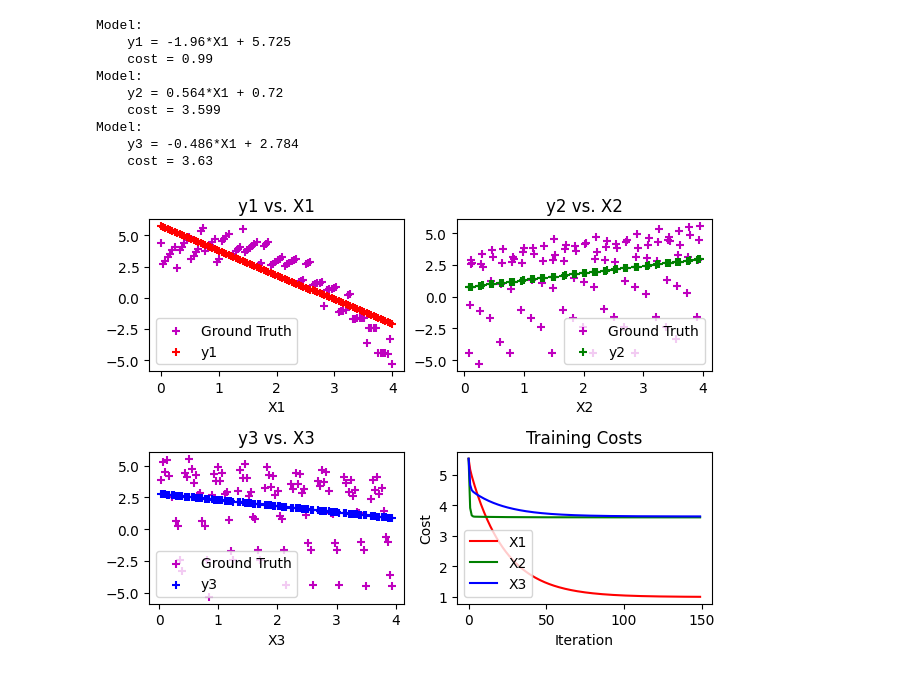
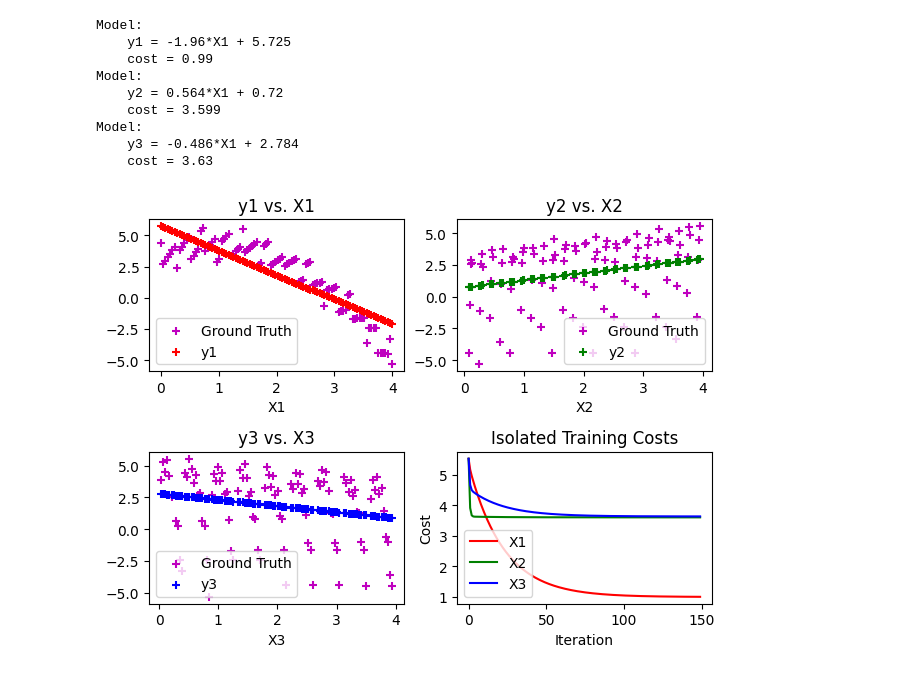
Before and after one commit to jaskinkabir/Intro_ML, a Jupyter notebook: HM1/kabir_hm1.ipynb, the cells around one changed output. Cells and saved outputs as stored; diff of their text form; code cells hidden in the pictures.

```diff
--- a/HM1/kabir_hm1.ipynb
+++ b/HM1/kabir_hm1.ipynb
@@ -12,12 +17,7 @@ X_df = df.iloc[:, :-1]
 
 data = df.to_numpy()
 
-X1 = data[:,0]
-X2 = data[:,1]
-X3 = data[:,2]
-Y = data[:,3]
-
-m = len(Y)
+m = data.shape[0]
 
 # plt.scatter(X1, Y)
 # plt.show
@@ -80,14 +80,10 @@ X,Y = gen_data(df)
 iterations = 150
 alpha = 0.1
 
-thetas = np.zeros(( 2,1,X.shape[1] ))
-
 fig, ax = plt.subplots(2,2, squeeze=True)
 
 axes: np.ndarray[plt.Axes] = [ax[0,0], ax[0,1], ax[1,0], ax[1,1]]
 colors = ['r', 'g', 'b']
-
-plots = []
 
 iters = range(iterations)
 for i in range(1,4):
@@ -105,32 +101,32 @@ for i in range(1,4):
     axes[i-1].legend()
     axes[i-1].set_xlabel(f"X{i}")
     # axes[i-1].set_ylabel(f"y{i}")
     axes[i-1].set_title(f"y{i} vs. X{i}")
 
     axes[3].plot(iters, cost_history, label=f"X{i}", color=colors[i-1])
 #    plt.plot(iters, cost_history, label=f"X{i}")
 
     #print(f"cost for X{i} = {cost}")
 
 #gen_subplots(plots)
-plt.title("Training Costs")
+plt.title("Isolated Training Costs")
 plt.xlabel("Iteration")
 plt.ylabel("Cost")
 plt.legend()
 
 print('\n')
 #print_model(X, Y, theta)
 plt.tight_layout()
 
 plt.show()
 # %% [output]
 Model:
     y1 = -1.96*X1 + 5.725
     cost = 0.99
 Model:
     y2 = 0.564*X1 + 0.72
     cost = 3.599
 Model:
     y3 = -0.486*X1 + 2.784
     cost = 3.63
-[figure, old version]
+[figure, new version]
```
Also changed, not shown: parts of 6 cells of this notebook.
